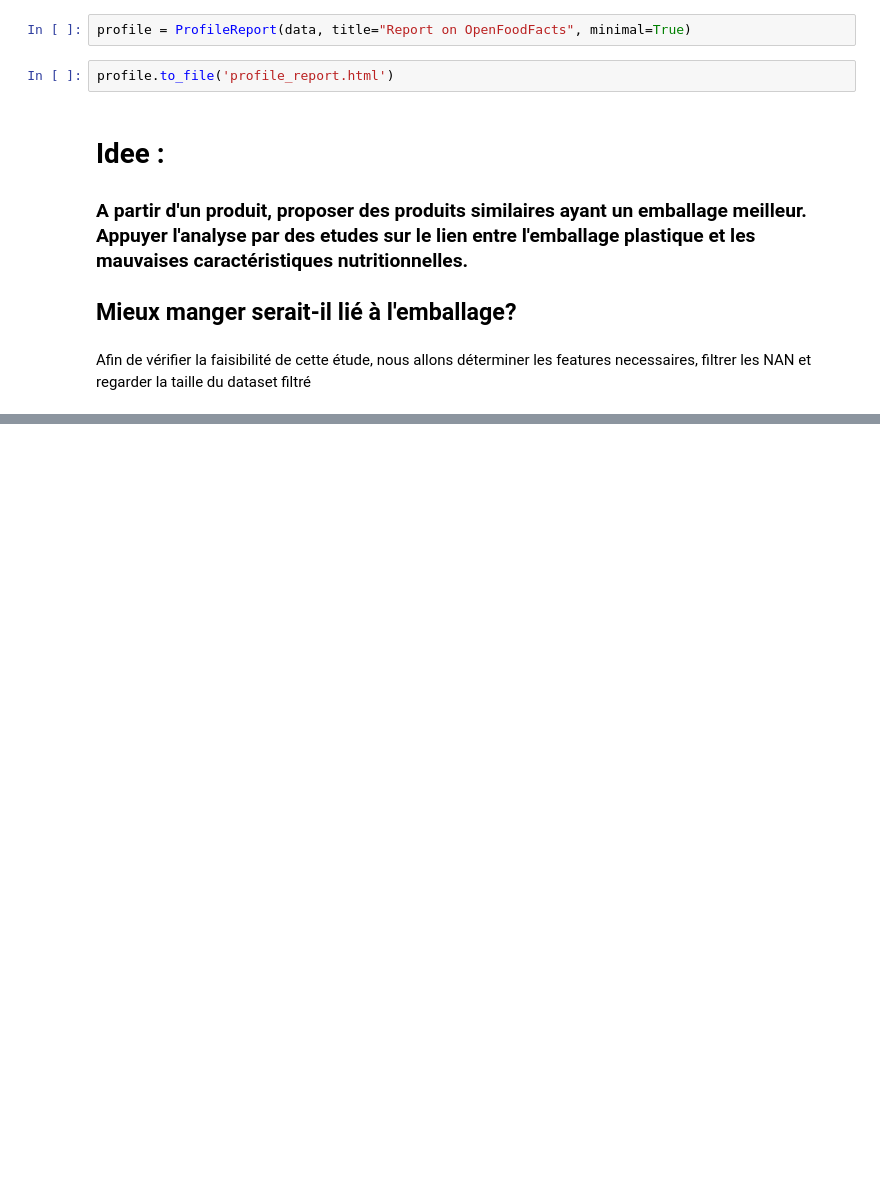
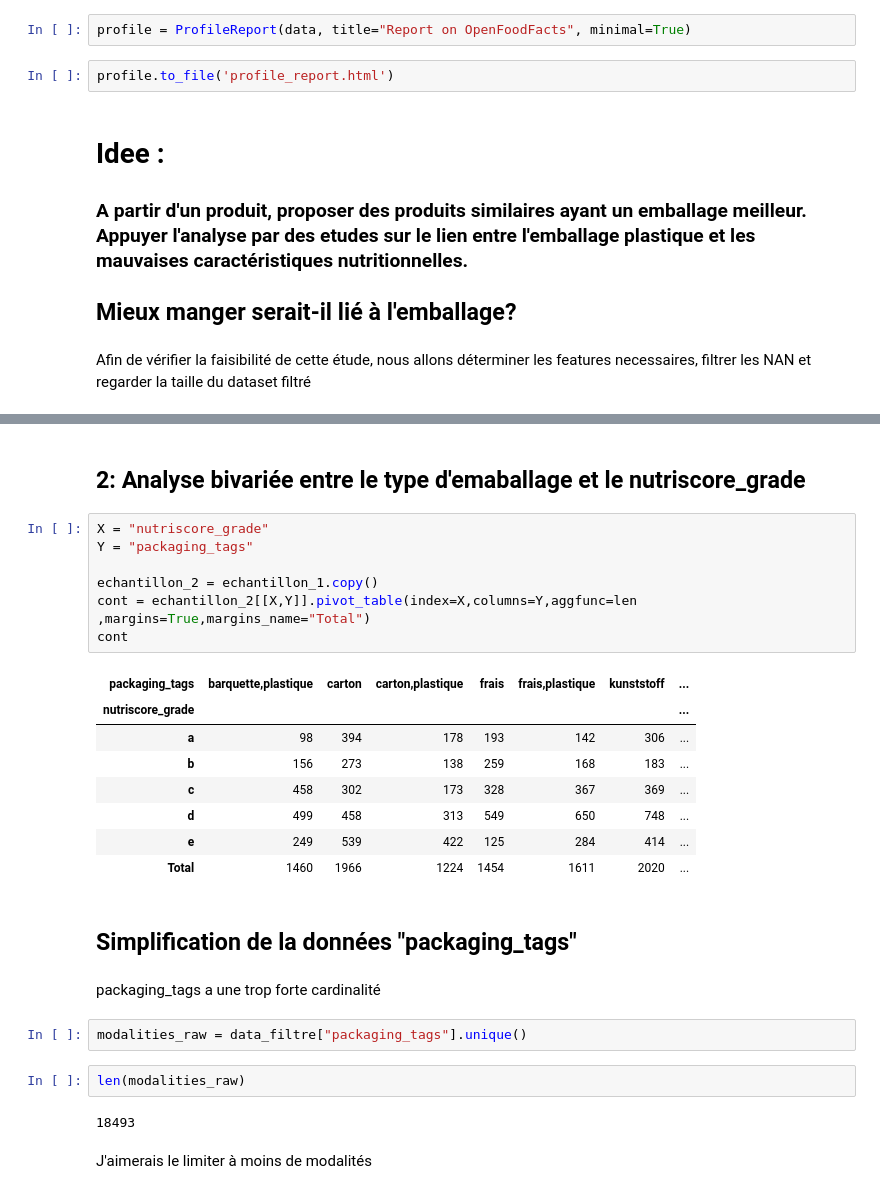
Before and after one commit to khub41/OC_P03, a Jupyter notebook: data_analysis.ipynb, the cells around one changed output, grey strips where cells are left out. Cells and saved outputs as stored; diff of their text form; blank space fills up the shorter version.

```diff
--- a/data_analysis.ipynb
+++ b/data_analysis.ipynb
@@ -36,0 +78,30 @@ col_necessaires = ['labels_en', 'categories_en', 'packaging_tags', 'additives_n'
+# %% [markdown]
+## 2: Analyse bivariée entre le type d'emaballage et le nutriscore_grade
+# %%
+X = "nutriscore_grade"
+Y = "packaging_tags"
+
+echantillon_2 = echantillon_1.copy()
+cont = echantillon_2[[X,Y]].pivot_table(index=X,columns=Y,aggfunc=len ,margins=True,margins_name="Total")
+cont
+# %% [output]
+| packaging_tags | barquette,plastique | carton | carton,plastique | frais | frais,plastique | kunststoff | ... |
+| nutriscore_grade |  |  |  |  |  |  | ... |
+| a | 98 | 394 | 178 | 193 | 142 | 306 | ... |
+| b | 156 | 273 | 138 | 259 | 168 | 183 | ... |
+| c | 458 | 302 | 173 | 328 | 367 | 369 | ... |
+| d | 499 | 458 | 313 | 549 | 650 | 748 | ... |
+| e | 249 | 539 | 422 | 125 | 284 | 414 | ... |
+| Total | 1460 | 1966 | 1224 | 1454 | 1611 | 2020 | ... |
+# %% [markdown]
+## Simplification de la données "packaging_tags"
+# %% [markdown]
+packaging_tags a une trop forte cardinalité
+# %%
+modalities_raw = data_filtre["packaging_tags"].unique()
+# %%
+len(modalities_raw)
+# %% [output]
+18493
+# %% [markdown]
+J'aimerais le limiter à moins de modalités
```
Also changed, not shown: parts of 21 cells of this notebook.
